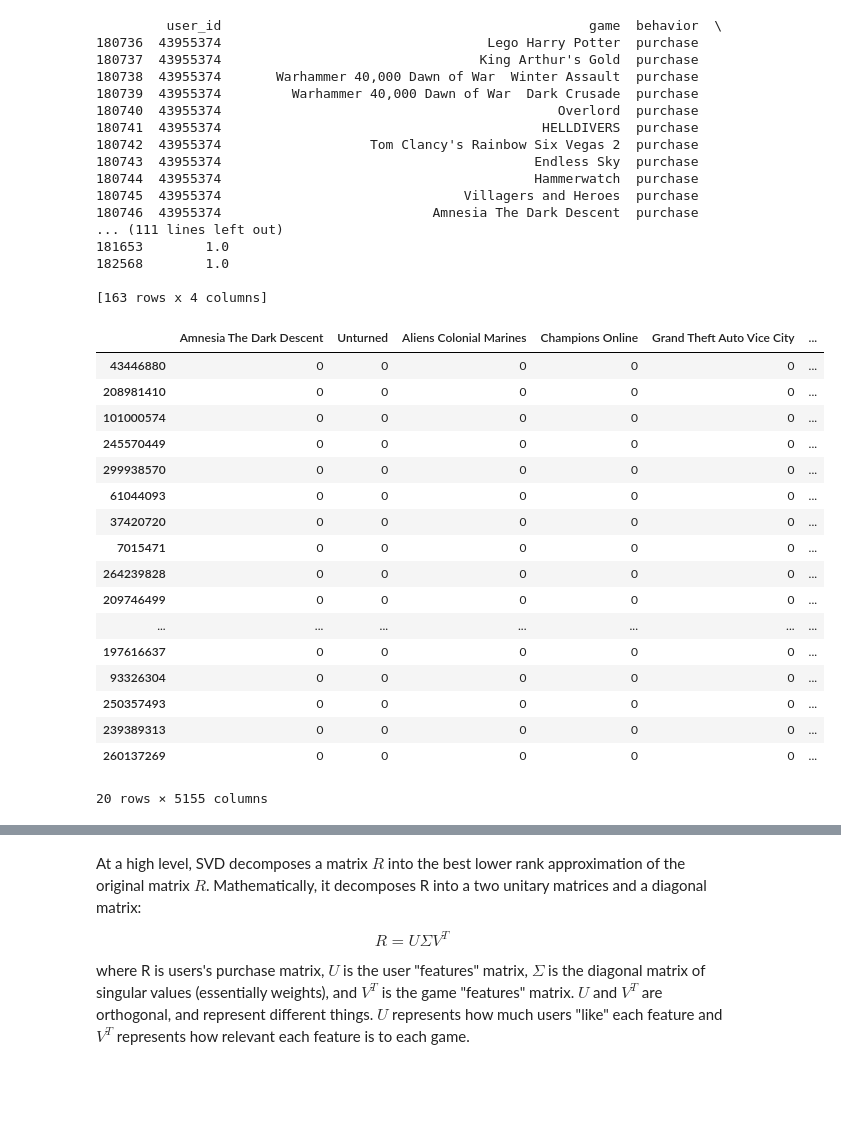
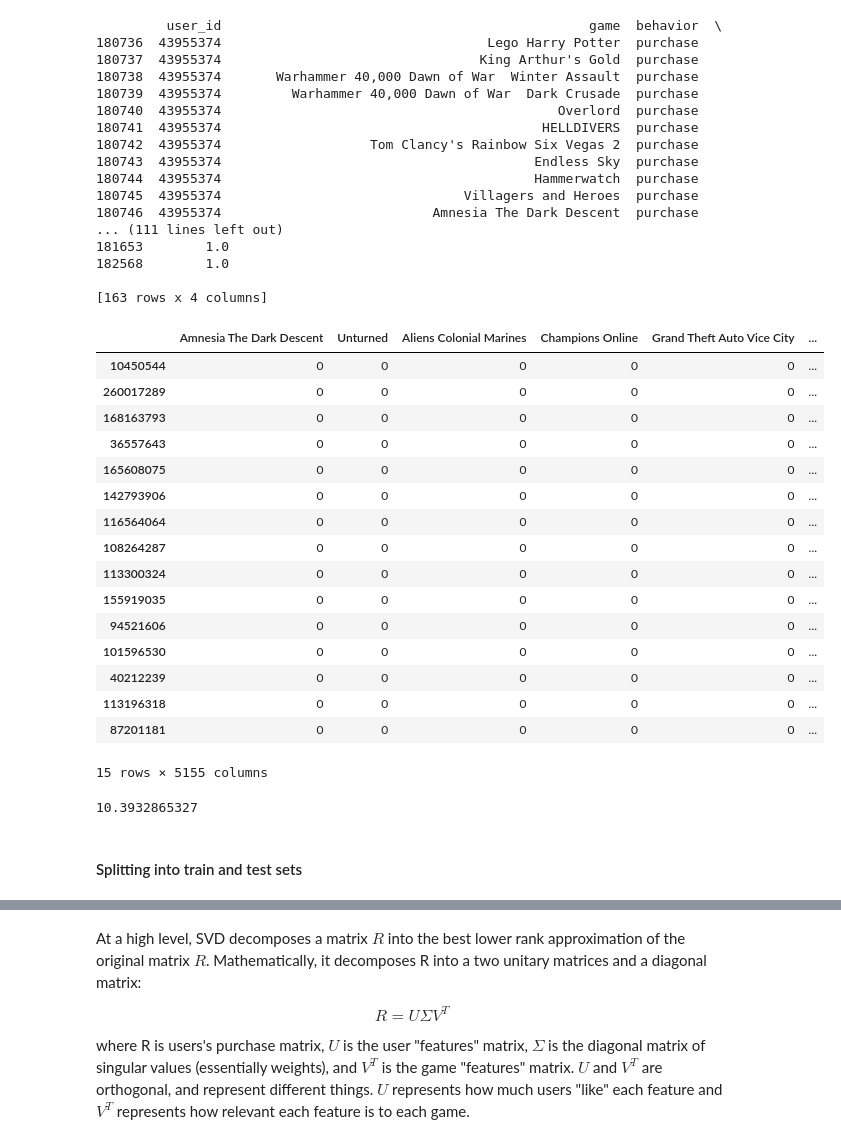
Before and after one commit to Michalos88/Game-Recommendation-System, a Jupyter notebook: Steam Games Recommender.ipynb, the cells around one changed output, grey strips where cells are left out. Saved outputs shown, nothing was run; the diff lists cells and outputs as text; code cells hidden in the pictures; blank space fills up the shorter version.

Commit message:
* Implemented testing * Implemented data split with condition * Bugfixes

```diff
--- a/Steam Games Recommender.ipynb
+++ b/Steam Games Recommender.ipynb
@@ -69,27 +72,26 @@ print(user_id_groups.get_group(43955374))
 [163 rows x 4 columns]
 # %%
 beautiful_df = pd.DataFrame(0, index=unique_ids, columns=games_names)
-# %%
-beautiful_df.tail(20)
-# %% [output]
-|  | Amnesia The Dark Descent | Unturned | Aliens Colonial Marines | Champions Online | Grand Theft Auto Vice City | ... |
-| 43446880 | 0 | 0 | 0 | 0 | 0 | ... |
-| 208981410 | 0 | 0 | 0 | 0 | 0 | ... |
-| 101000574 | 0 | 0 | 0 | 0 | 0 | ... |
-| 245570449 | 0 | 0 | 0 | 0 | 0 | ... |
-| 299938570 | 0 | 0 | 0 | 0 | 0 | ... |
-| 61044093 | 0 | 0 | 0 | 0 | 0 | ... |
-| 37420720 | 0 | 0 | 0 | 0 | 0 | ... |
-| 7015471 | 0 | 0 | 0 | 0 | 0 | ... |
-| 264239828 | 0 | 0 | 0 | 0 | 0 | ... |
-| 209746499 | 0 | 0 | 0 | 0 | 0 | ... |
-| ... | ... | ... | ... | ... | ... | ... |
-| 197616637 | 0 | 0 | 0 | 0 | 0 | ... |
-| 93326304 | 0 | 0 | 0 | 0 | 0 | ... |
-| 250357493 | 0 | 0 | 0 | 0 | 0 | ... |
-| 239389313 | 0 | 0 | 0 | 0 | 0 | ... |
-| 260137269 | 0 | 0 | 0 | 0 | 0 | ... |
-20 rows × 5155 columns
+# %%
+beautiful_df.head(15)
+# %% [output]
+|  | Amnesia The Dark Descent | Unturned | Aliens Colonial Marines | Champions Online | Grand Theft Auto Vice City | ... |
+| 10450544 | 0 | 0 | 0 | 0 | 0 | ... |
+| 260017289 | 0 | 0 | 0 | 0 | 0 | ... |
+| 168163793 | 0 | 0 | 0 | 0 | 0 | ... |
+| 36557643 | 0 | 0 | 0 | 0 | 0 | ... |
+| 165608075 | 0 | 0 | 0 | 0 | 0 | ... |
+| 142793906 | 0 | 0 | 0 | 0 | 0 | ... |
+| 116564064 | 0 | 0 | 0 | 0 | 0 | ... |
+| 108264287 | 0 | 0 | 0 | 0 | 0 | ... |
+| 113300324 | 0 | 0 | 0 | 0 | 0 | ... |
+| 155919035 | 0 | 0 | 0 | 0 | 0 | ... |
+| 94521606 | 0 | 0 | 0 | 0 | 0 | ... |
+| 101596530 | 0 | 0 | 0 | 0 | 0 | ... |
+| 40212239 | 0 | 0 | 0 | 0 | 0 | ... |
+| 113196318 | 0 | 0 | 0 | 0 | 0 | ... |
+| 87201181 | 0 | 0 | 0 | 0 | 0 | ... |
+15 rows × 5155 columns
 # %%
 try:
     with open('beautiful_df.pkl','rb') as f:
@@ -102,3 +104,10 @@ except:
             beautiful_df[game_name][user_id] = 1
     with open('beautiful_df.pkl', 'wb') as f:
         pickle.dump(beautiful_df, f)
+# %%
+average_games_played = np.mean(beautiful_df.sum(axis=1).values)
+print(average_games_played)
+# %% [output]
+10.3932865327
+# %% [markdown]
+#### Splitting into train and test sets
```
Also changed, not shown: parts of 17 cells of this notebook, 1 other file.
